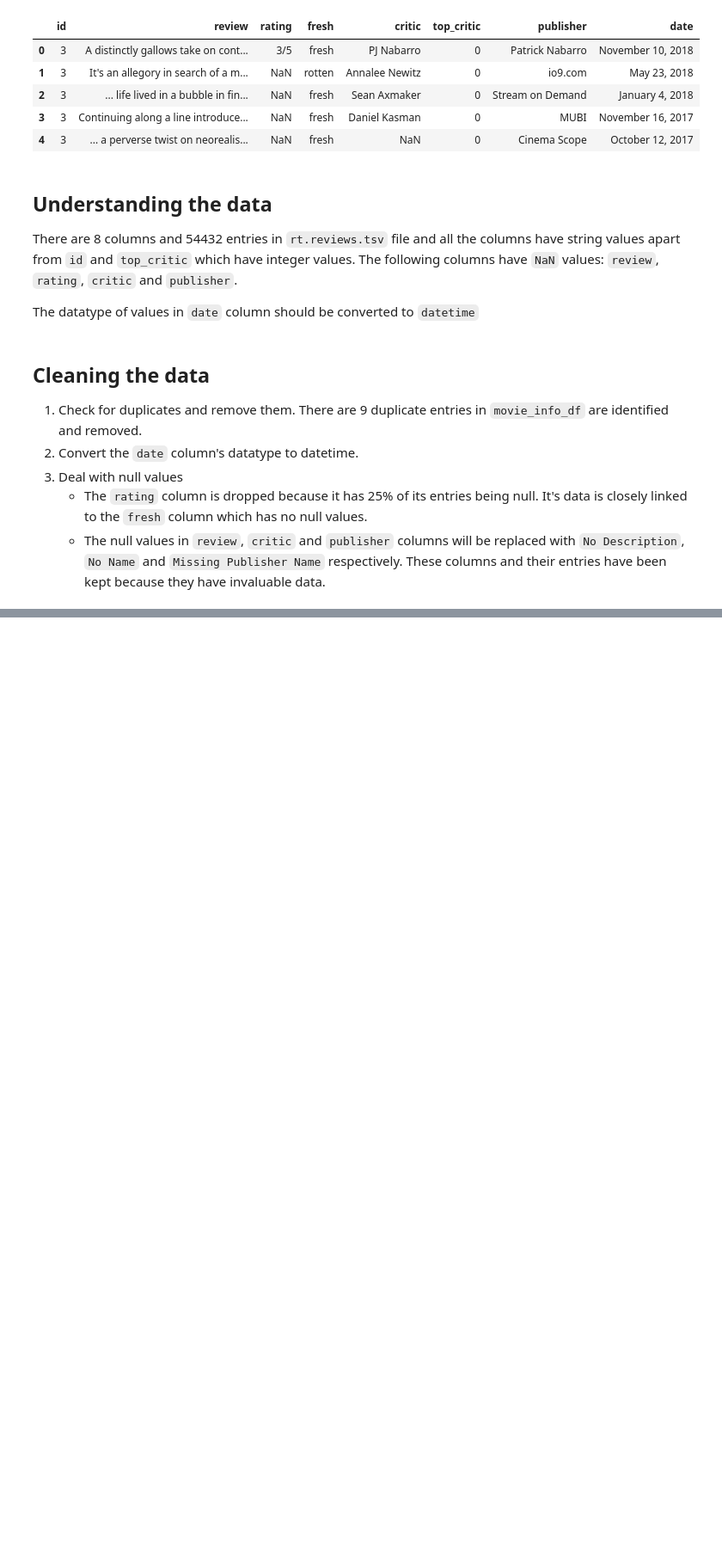
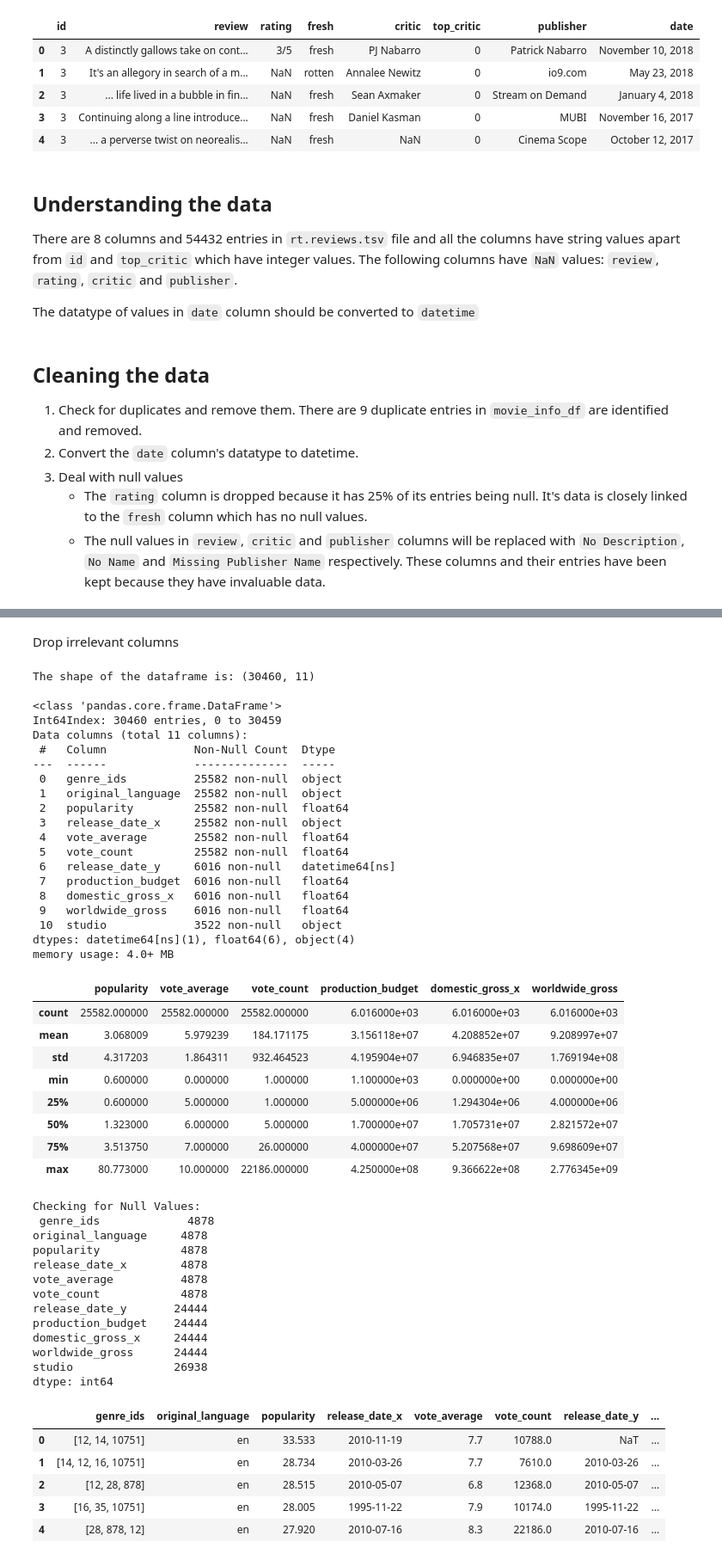
Before and after one commit to GraceKoki/dsc-phase-1-project-v2-4, a Jupyter notebook: student.ipynb, the cells around one changed output, grey strips where cells are left out. Shown at 86% size. Saved outputs shown, nothing was run; the diff lists cells and outputs as text; code cells hidden in the pictures; blank space fills up the shorter version.

Commit message:
Second Commit with the final dataset to be used for analysis

```diff
--- a/student.ipynb
+++ b/student.ipynb
@@ -751,0 +764,54 @@ reviews_df_no_duplicates
+# %% [markdown]
+Drop irrelevant columns
+# %%
+dataset = merged_df.drop(['id', 'original_title', 'title','movie', 'year', 'domestic_gross_y'], axis = 1)
+dataframe_structure(dataset)
+# %% [output]
+The shape of the dataframe is: (30460, 11)
+
+<class 'pandas.core.frame.DataFrame'>
+Int64Index: 30460 entries, 0 to 30459
+Data columns (total 11 columns):
+ #   Column             Non-Null Count  Dtype
+---  ------             --------------  -----
+ 0   genre_ids          25582 non-null  object
+ 1   original_language  25582 non-null  object
+ 2   popularity         25582 non-null  float64
+ 3   release_date_x     25582 non-null  object
+ 4   vote_average       25582 non-null  float64
+ 5   vote_count         25582 non-null  float64
+ 6   release_date_y     6016 non-null   datetime64[ns]
+ 7   production_budget  6016 non-null   float64
+ 8   domestic_gross_x   6016 non-null   float64
+ 9   worldwide_gross    6016 non-null   float64
+ 10  studio             3522 non-null   object
+dtypes: datetime64[ns](1), float64(6), object(4)
+memory usage: 4.0+ MB
+|  | popularity | vote_average | vote_count | production_budget | domestic_gross_x | worldwide_gross |
+| count | 25582.000000 | 25582.000000 | 25582.000000 | 6.016000e+03 | 6.016000e+03 | 6.016000e+03 |
+| mean | 3.068009 | 5.979239 | 184.171175 | 3.156118e+07 | 4.208852e+07 | 9.208997e+07 |
+| std | 4.317203 | 1.864311 | 932.464523 | 4.195904e+07 | 6.946835e+07 | 1.769194e+08 |
+| min | 0.600000 | 0.000000 | 1.000000 | 1.100000e+03 | 0.000000e+00 | 0.000000e+00 |
+| 25% | 0.600000 | 5.000000 | 1.000000 | 5.000000e+06 | 1.294304e+06 | 4.000000e+06 |
+| 50% | 1.323000 | 6.000000 | 5.000000 | 1.700000e+07 | 1.705731e+07 | 2.821572e+07 |
+| 75% | 3.513750 | 7.000000 | 26.000000 | 4.000000e+07 | 5.207568e+07 | 9.698609e+07 |
+| max | 80.773000 | 10.000000 | 22186.000000 | 4.250000e+08 | 9.366622e+08 | 2.776345e+09 |
+Checking for Null Values:
+ genre_ids             4878
+original_language     4878
+popularity            4878
+release_date_x        4878
+vote_average          4878
+vote_count            4878
+release_date_y       24444
+production_budget    24444
+domestic_gross_x     24444
+worldwide_gross      24444
+studio               26938
+dtype: int64
+|  | genre_ids | original_language | popularity | release_date_x | vote_average | vote_count | release_date_y | ... |
+| 0 | [12, 14, 10751] | en | 33.533 | 2010-11-19 | 7.7 | 10788.0 | NaT | ... |
+| 1 | [14, 12, 16, 10751] | en | 28.734 | 2010-03-26 | 7.7 | 7610.0 | 2010-03-26 | ... |
+| 2 | [12, 28, 878] | en | 28.515 | 2010-05-07 | 6.8 | 12368.0 | 2010-05-07 | ... |
+| 3 | [16, 35, 10751] | en | 28.005 | 1995-11-22 | 7.9 | 10174.0 | 1995-11-22 | ... |
+| 4 | [28, 878, 12] | en | 27.920 | 2010-07-16 | 8.3 | 22186.0 | 2010-07-16 | ... |
```
Also changed, not shown: parts of 29 cells of this notebook.
